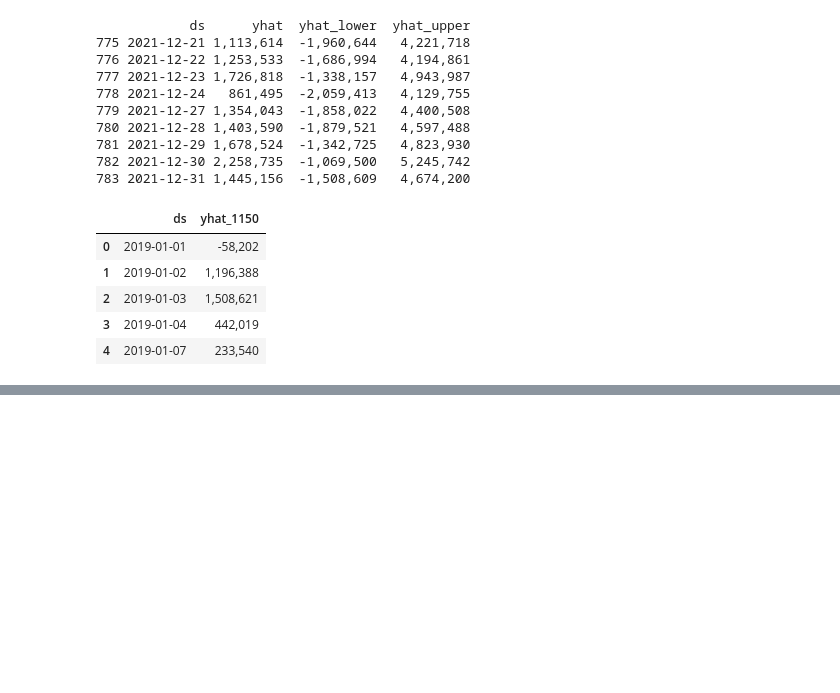
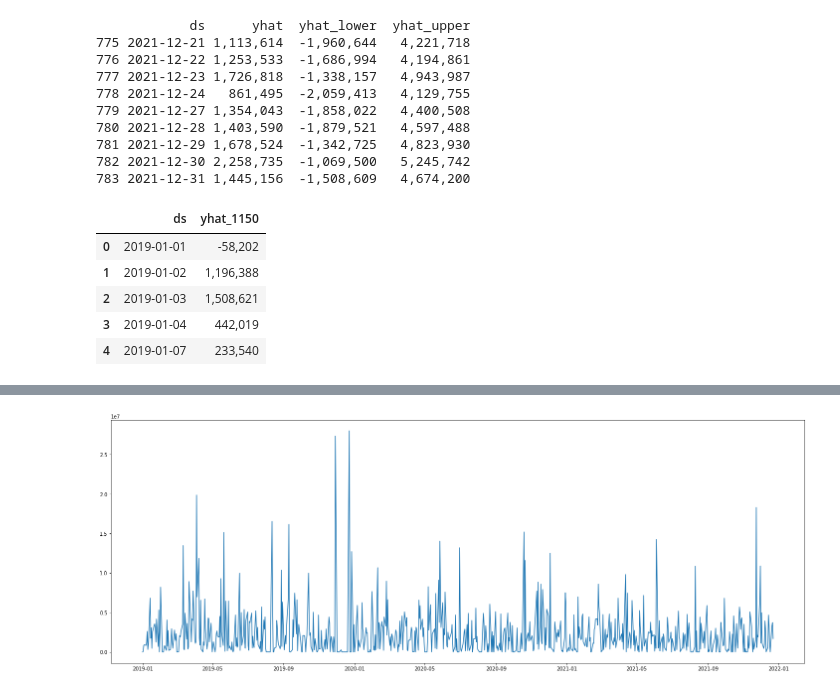
Before and after one commit to parkyw2/keggle, a Jupyter notebook: 기재품_소모품비_공장별.ipynb, the cells around one changed output, grey strips where cells are left out. Cells and saved outputs as stored; diff of their text form; code cells hidden in the pictures; blank space fills up the shorter version.

```diff
--- a/기재품_소모품비_공장별.ipynb
+++ b/기재품_소모품비_공장별.ipynb
@@ -588,3 +588,10 @@ final_1150.head()
 | 2 | 2019-01-03 | 1,508,621 |
 | 3 | 2019-01-04 | 442,019 |
 | 4 | 2019-01-07 | 233,540 |
+# %%
+#GUMI
+df_1160 = df[['date','1160']]
+df_1160['ds'] = pd.to_datetime(df_1160['date'])
+df_1160['y'] = df_1160['1160']
+df_1160 = df_1160.loc[:,['ds', 'y']]
+df_1160.head()
@@ -590,0 +605,8 @@ final_1150.head()
+# %%
+df_1160['ds'] = pd.to_datetime(df_1160['ds'])
+df_1160 = df_1160[df_1160['ds'].dt.dayofweek < 5]
+df_1160['date_index'] = df_1160['ds']
+df_1160 = df_1160.set_index('date_index')
+df_1160['cap'] = 30000000
+df_1160['floor'] = 0
+df_1160.head(10)
@@ -590,0 +626,9 @@ final_1150.head()
+# %%
+from datetime import datetime
+df_1160 = df_1160[datetime(2019, 1, 1):datetime(2021, 12, 22)]
+# %%
+plt.figure(figsize = (25, 9))
+plt.plot(df_1160.index,df_1160.y)
+plt.show()
+# %% [output]
+[figure, added]
```
Also changed, not shown: parts of 34 cells of this notebook.
